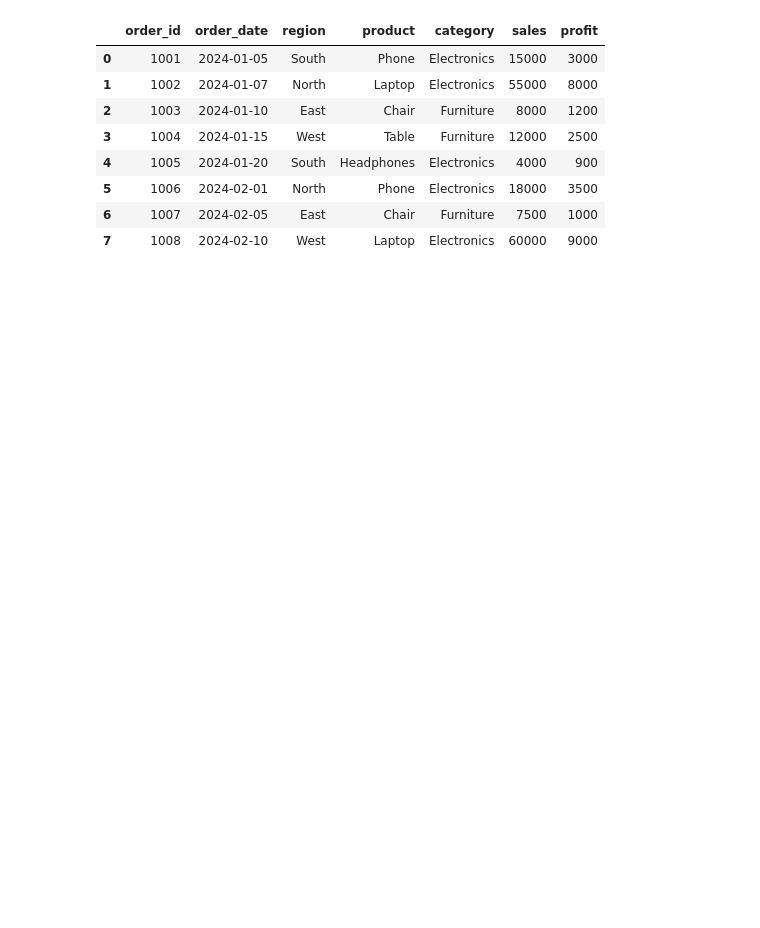
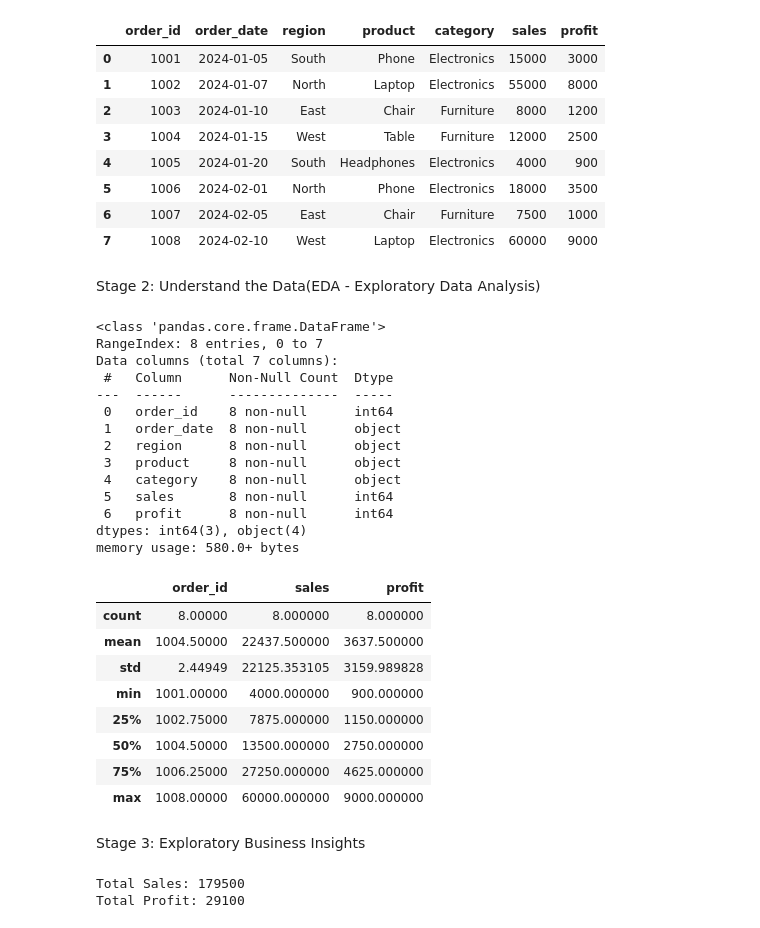
Before and after one commit to Aasritha-25/ai-powered-business-insights, a Jupyter notebook: notebooks/sales_analysis.ipynb, the cells around one changed output. Saved outputs shown, nothing was run; the diff lists cells and outputs as text; code cells hidden in the pictures; blank space fills up the shorter version.

```diff
--- a/notebooks/sales_analysis.ipynb
+++ b/notebooks/sales_analysis.ipynb
@@ -21,3 +23,42 @@ df
 | 5 | 1006 | 2024-02-01 | North | Phone | Electronics | 18000 | 3500 |
 | 6 | 1007 | 2024-02-05 | East | Chair | Furniture | 7500 | 1000 |
 | 7 | 1008 | 2024-02-10 | West | Laptop | Electronics | 60000 | 9000 |
+# %% [markdown]
+Stage 2: Understand the Data(EDA - Exploratory Data Analysis)
+# %%
+df.info()
+df.describe()
+# %% [output]
+<class 'pandas.core.frame.DataFrame'>
+RangeIndex: 8 entries, 0 to 7
+Data columns (total 7 columns):
+ #   Column      Non-Null Count  Dtype
+---  ------      --------------  -----
+ 0   order_id    8 non-null      int64
+ 1   order_date  8 non-null      object
+ 2   region      8 non-null      object
+ 3   product     8 non-null      object
+ 4   category    8 non-null      object
+ 5   sales       8 non-null      int64
+ 6   profit      8 non-null      int64
+dtypes: int64(3), object(4)
+memory usage: 580.0+ bytes
+|  | order_id | sales | profit |
+| count | 8.00000 | 8.000000 | 8.000000 |
+| mean | 1004.50000 | 22437.500000 | 3637.500000 |
+| std | 2.44949 | 22125.353105 | 3159.989828 |
+| min | 1001.00000 | 4000.000000 | 900.000000 |
+| 25% | 1002.75000 | 7875.000000 | 1150.000000 |
+| 50% | 1004.50000 | 13500.000000 | 2750.000000 |
+| 75% | 1006.25000 | 27250.000000 | 4625.000000 |
+| max | 1008.00000 | 60000.000000 | 9000.000000 |
+# %% [markdown]
+Stage 3: Exploratory Business Insights
+# %%
+total_sales = df['sales'].sum()
+total_profit = df['profit'].sum()
+print("Total Sales:", total_sales)
+print("Total Profit:", total_profit)
+# %% [output]
+Total Sales: 179500
+Total Profit: 29100
```
Also changed, not shown: parts of 6 cells of this notebook.
